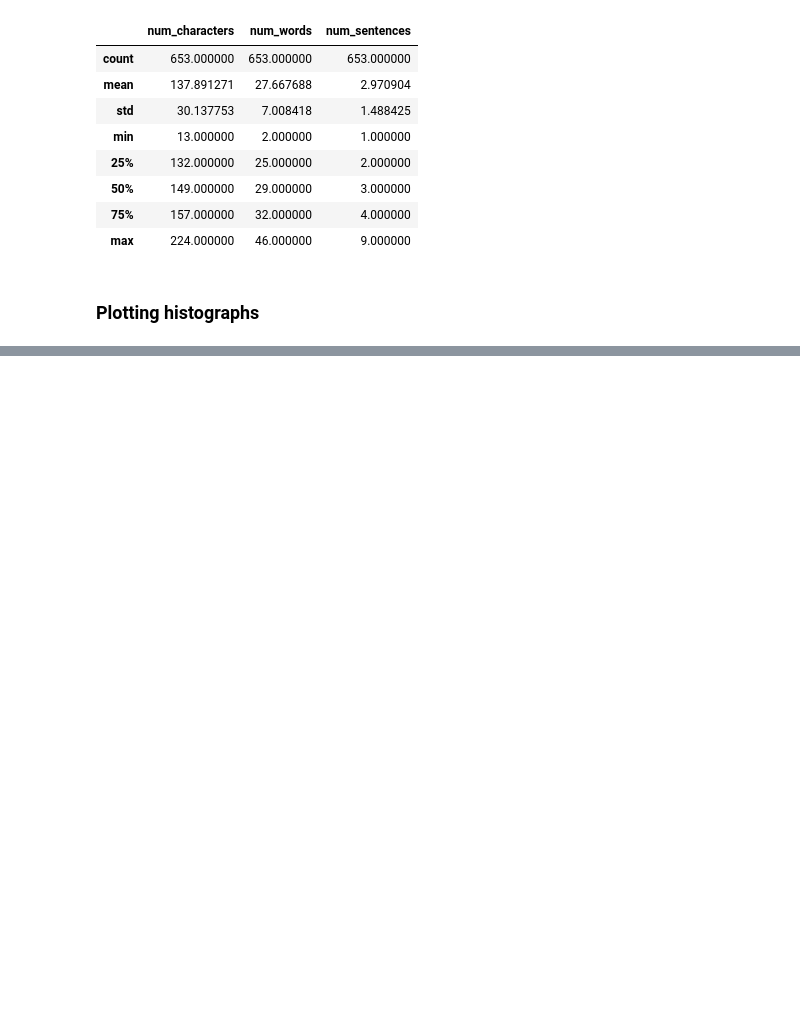
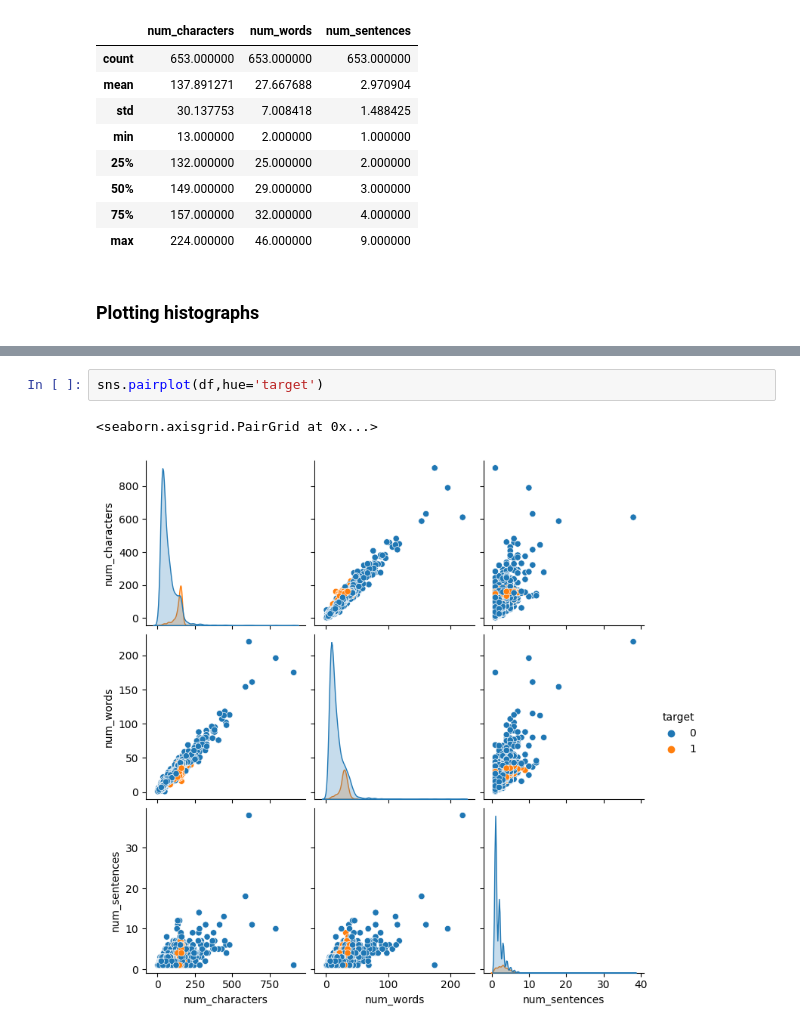
Before and after one commit to cropped33/spam_or_ham, a Jupyter notebook: sms_spam_detection.ipynb, the cells around one changed output, grey strips where cells are left out. Cells and saved outputs as stored; diff of their text form; blank space fills up the shorter version.

```diff
--- a/sms_spam_detection.ipynb
+++ b/sms_spam_detection.ipynb
@@ -217,0 +248,5 @@ sns.histplot(df[df['target']==0]['num_characters'],color='green',label='ham')
+# %%
+sns.pairplot(df,hue='target')
+# %% [output]
+<seaborn.axisgrid.PairGrid at 0x...>
+[figure, added]
```
Also changed, not shown: parts of 19 cells of this notebook.
